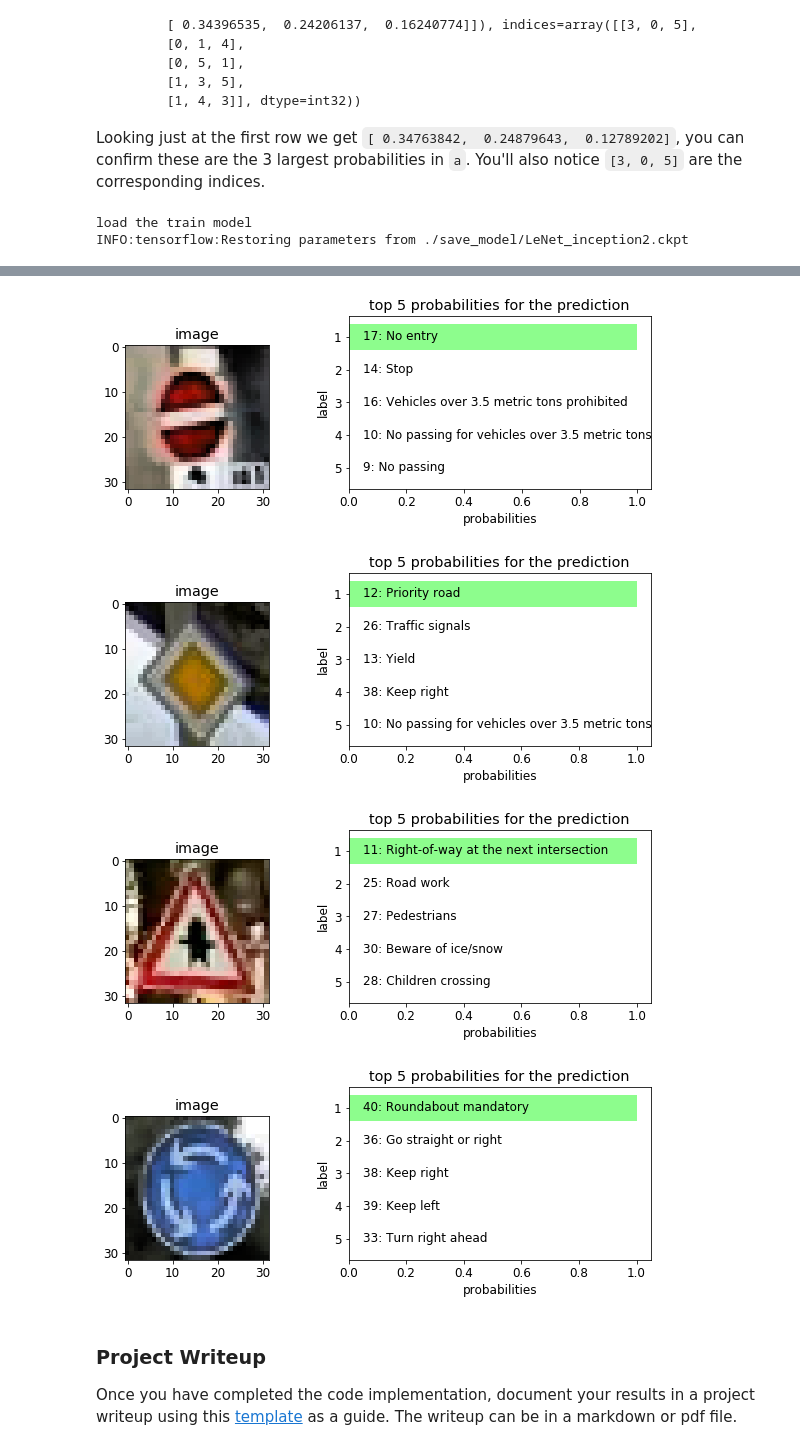
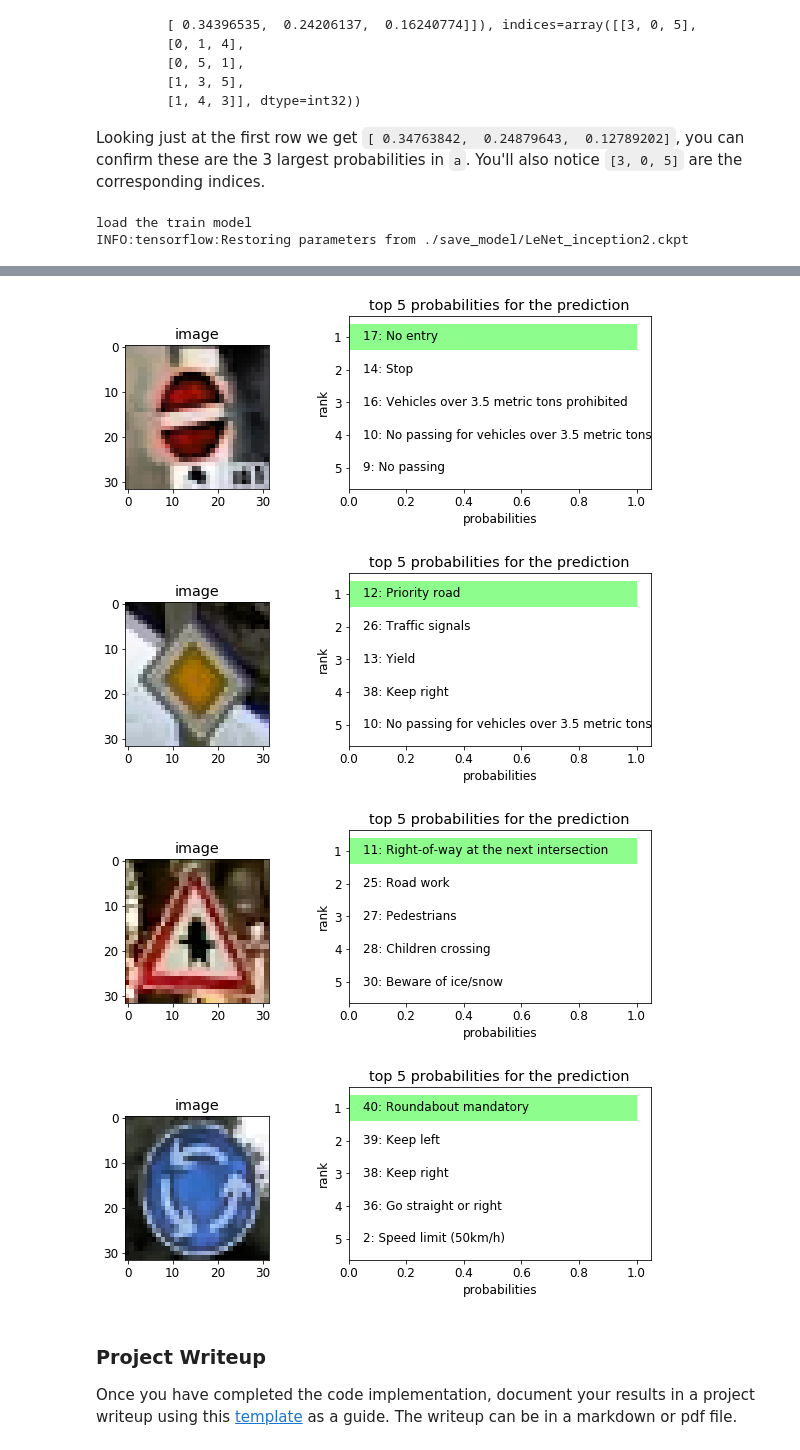
Before and after one commit to Ryuta-S/traffic_sign_classifier, a Jupyter notebook: Traffic_Sign_Classifier.ipynb, the cells around one changed output, grey strips where cells are left out. Drawn from its saved outputs; the diff is of its cells as text; code cells hidden in the pictures.

```diff
--- a/Traffic_Sign_Classifier.ipynb
+++ b/Traffic_Sign_Classifier.ipynb
@@ -619,11 +611,11 @@ def evaluate(X_data, y_data, batch_size):
 import time
 save_file = './save_model/LeNet_inception2.ckpt'
 saver = tf.train.Saver()
-EPOCHS = 20
+EPOCHS = 10
 BATCH_SIZE = 83
 rate = 1e-1
 # rate = 0.3
-# rate = 0.03
+rate = 0.03
 write_tensorboard = False
 log_dir = './logs'
 with tf.control_dependencies(extra_update_ops):
@@ -994,7 +983,7 @@ with tf.Session() as sess:
         plt.barh(hist_x, top_5[0][0], color="#16FC167D")
         plt.yticks(hist_x, [1,2,3,4,5])
         plt.xlabel('probabilities')
-        plt.ylabel('label')
+        plt.ylabel('rank')
         for pos_x, label_ind in zip(hist_x, top_5[1][0]):
             label = df.loc[label_ind, 'SignName']
             text = str(label_ind) + ': ' + label
@@ -1010,7 +999,7 @@ INFO:tensorflow:Restoring parameters from ./save_model/LeNet_inception2.ckpt
 [figure]
 [figure]
-[figure, old version]
+[figure, new version]
-[figure, old version]
+[figure, new version]
 # %% [markdown]
 ### Project Writeup
 
```
Also changed, not shown: parts of 10 cells of this notebook, 8 other files.
